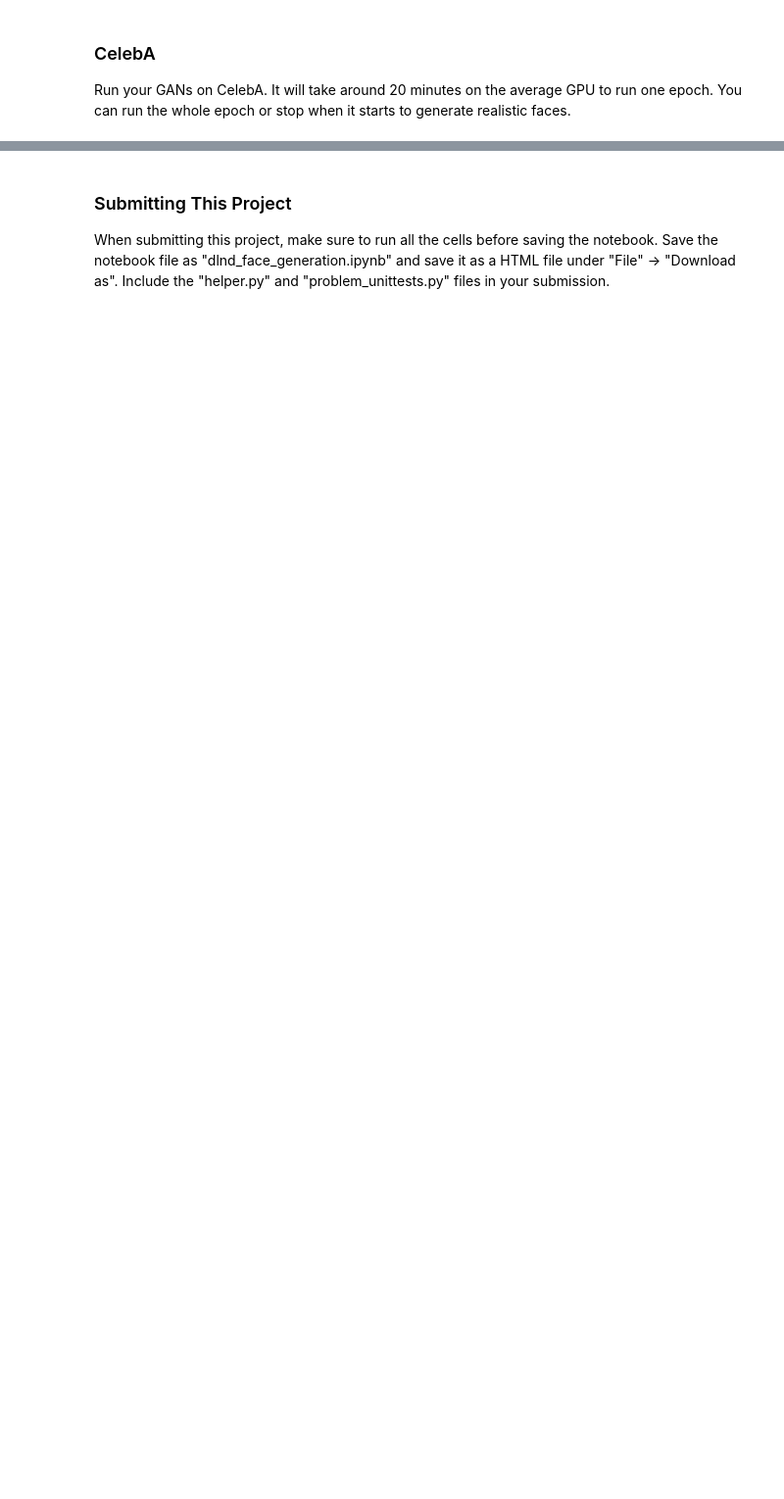
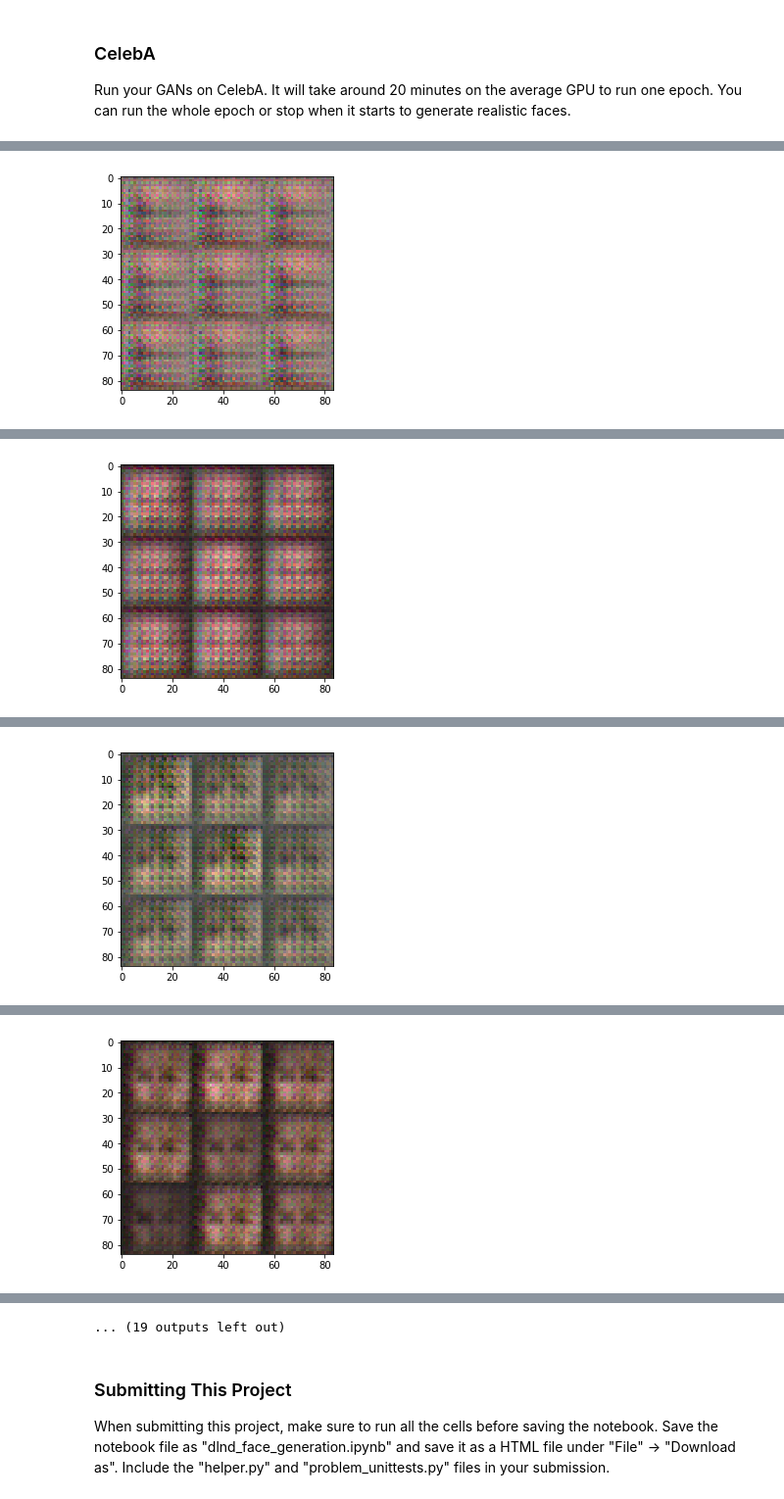
Before and after one commit to voyageth/deep-learning, a Jupyter notebook: face_generation/dlnd_face_generation.ipynb, the cells around one changed output, grey strips where cells are left out. Shown at 98% size. Drawn from its saved outputs; the diff is of its cells as text; code cells hidden in the pictures; blank space fills up the shorter version.

```diff
--- a/face_generation/dlnd_face_generation.ipynb
+++ b/face_generation/dlnd_face_generation.ipynb
@@ -349,10 +453,10 @@ with tf.Graph().as_default():
 ### CelebA
 Run your GANs on CelebA.  It will take around 20 minutes on the average GPU to run one epoch.  You can run the whole epoch or stop when it starts to generate realistic faces.
 # %%
-batch_size = None
-z_dim = None
-learning_rate = None
-beta1 = None
+batch_size = 128
+z_dim = 100
+learning_rate = 0.0002
+beta1 = 0.5
 
 
 """
@@ -364,3 +468,4 @@ celeba_dataset = helper.Dataset('celeba', glob(os.path.join(data_dir, 'img_align
 with tf.Graph().as_default():
     train(epochs, batch_size, z_dim, learning_rate, beta1, celeba_dataset.get_batches,
           celeba_dataset.shape, celeba_dataset.image_mode)
+# %% [output]
@@ -366,0 +483 @@ with tf.Graph().as_default():
+[figure, added]
@@ -366,0 +494 @@ with tf.Graph().as_default():
+[figure, added]
@@ -366,0 +505 @@ with tf.Graph().as_default():
+[figure, added]
@@ -366,0 +516 @@ with tf.Graph().as_default():
+[figure, added]
@@ -367,3 +539,4 @@ with tf.Graph().as_default():
+... (19 outputs left out)
 # %% [markdown]
 ### Submitting This Project
 When submitting this project, make sure to run all the cells before saving the notebook. Save the notebook file as "dlnd_face_generation.ipynb" and save it as a HTML file under "File" -> "Download as". Include the "helper.py" and "problem_unittests.py" files in your submission.
```
Also changed, not shown: parts of 8 cells of this notebook, 2 other files.
